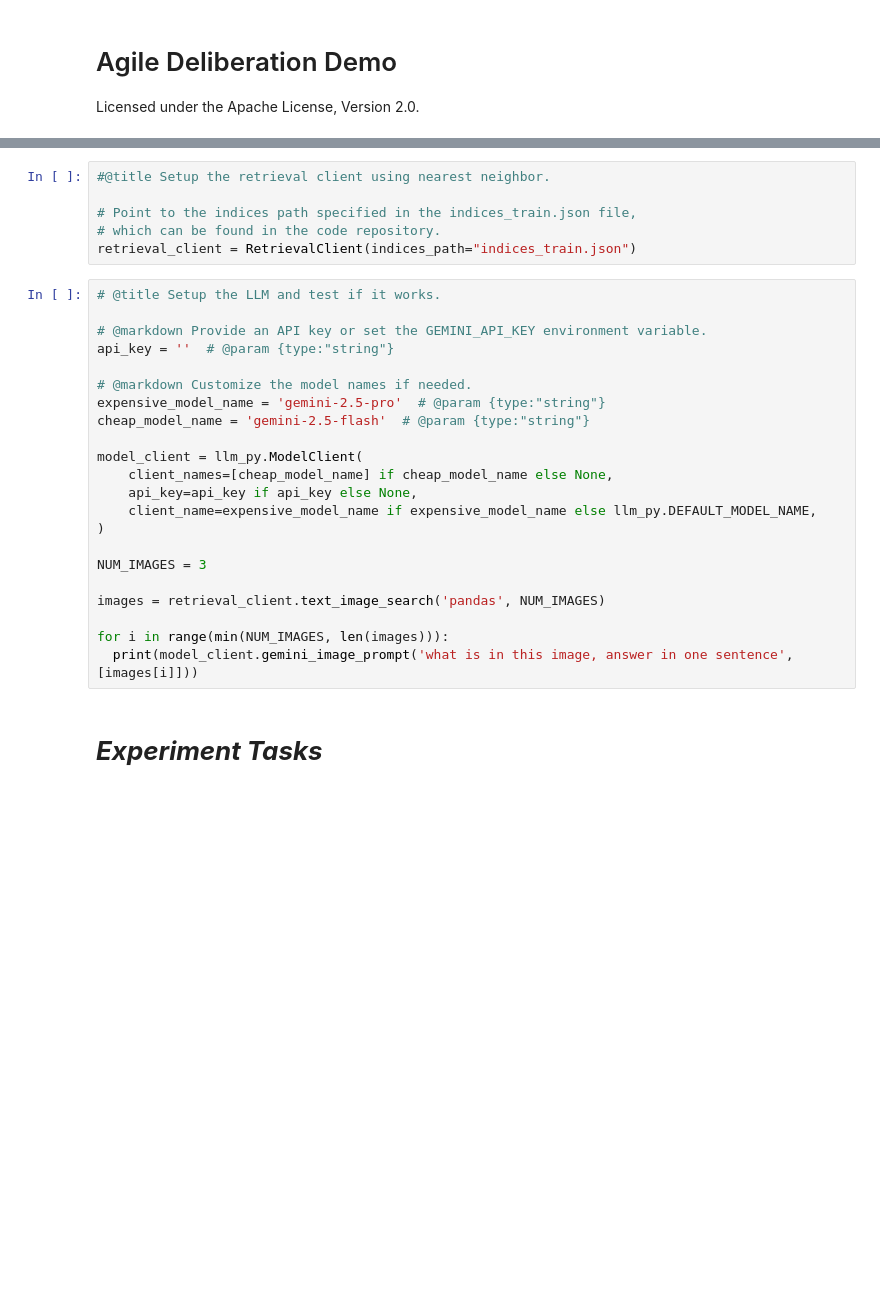
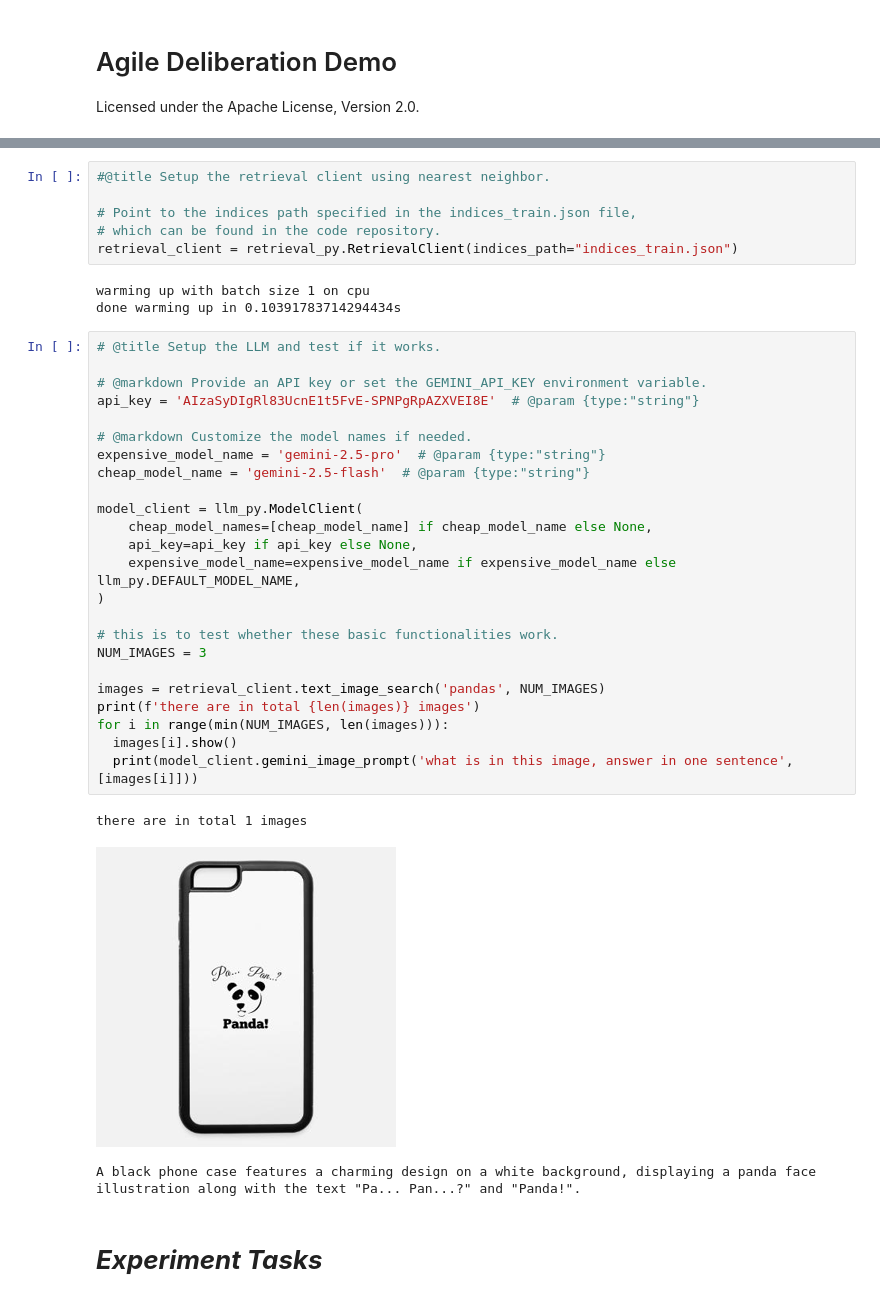
Before and after one commit to leijie-wang/agile_deliberation, a Jupyter notebook: Demo.ipynb, the cells around one changed output, grey strips where cells are left out. Saved outputs shown, nothing was run; the diff lists cells and outputs as text; blank space fills up the shorter version.

```diff
--- a/Demo.ipynb
+++ b/Demo.ipynb
@@ -98,29 +72,38 @@ concept_deliberator = None
 
 # Point to the indices path specified in the indices_train.json file,
 # which can be found in the code repository.
-retrieval_client = RetrievalClient(indices_path="indices_train.json")
+retrieval_client = retrieval_py.RetrievalClient(indices_path="indices_train.json")
+# %% [output]
+warming up with batch size 1 on cpu
+done warming up in 0.10391783714294434s
 # %%
 # @title Setup the LLM and test if it works.
 
 # @markdown Provide an API key or set the GEMINI_API_KEY environment variable.
-api_key = ''  # @param {type:"string"}
+api_key = 'AIzaSyDIgRl83UcnE1t5FvE-SPNPgRpAZXVEI8E'  # @param {type:"string"}
 
 # @markdown Customize the model names if needed.
 expensive_model_name = 'gemini-2.5-pro'  # @param {type:"string"}
 cheap_model_name = 'gemini-2.5-flash'  # @param {type:"string"}
 
 model_client = llm_py.ModelClient(
-    client_names=[cheap_model_name] if cheap_model_name else None,
+    cheap_model_names=[cheap_model_name] if cheap_model_name else None,
     api_key=api_key if api_key else None,
-    client_name=expensive_model_name if expensive_model_name else llm_py.DEFAULT_MODEL_NAME,
+    expensive_model_name=expensive_model_name if expensive_model_name else llm_py.DEFAULT_MODEL_NAME,
 )
 
+# this is to test whether these basic functionalities work.
 NUM_IMAGES = 3
 
 images = retrieval_client.text_image_search('pandas', NUM_IMAGES)
-
+print(f'there are in total {len(images)} images')
 for i in range(min(NUM_IMAGES, len(images))):
+  images[i].show()
   print(model_client.gemini_image_prompt('what is in this image, answer in one sentence', [images[i]]))
+# %% [output]
+there are in total 1 images
+[figure, added]
+A black phone case features a charming design on a white background, displaying a panda face illustration along with the text "Pa... Pan...?" and "Panda!".
 # %% [markdown]
 # ***Experiment Tasks***
 # %% [markdown]
```
Also changed, not shown: parts of 11 cells of this notebook, 27 other files.
